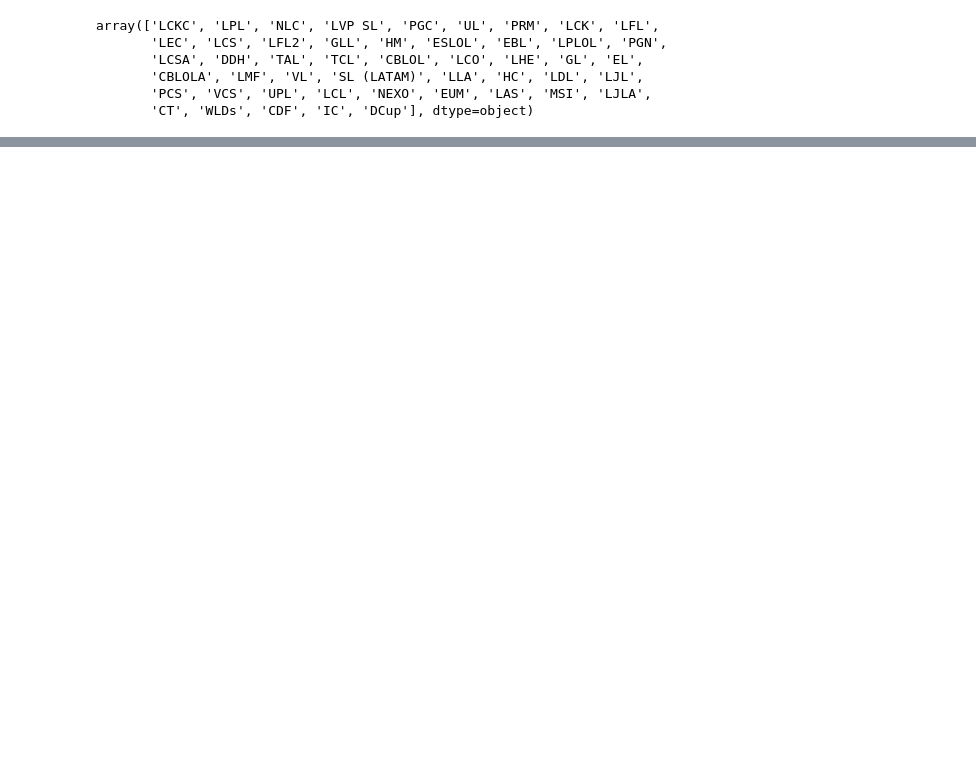
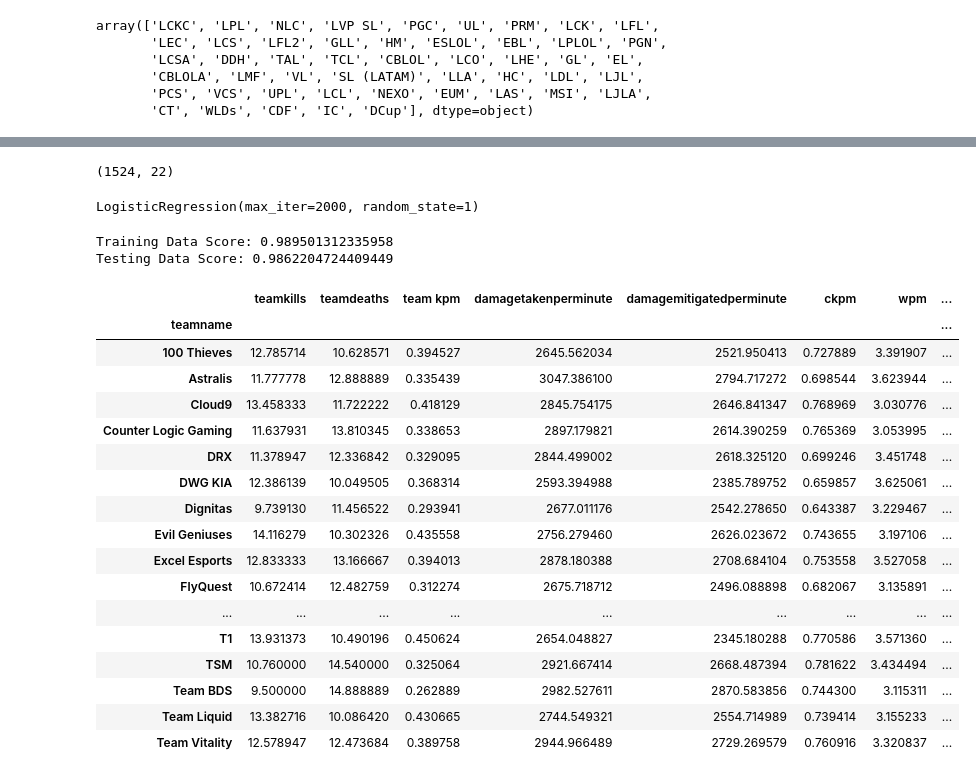
Before and after one commit to davsssss/Esports-Project, a Jupyter notebook: LoLDataCleaning.ipynb, the cells around one changed output, grey strips where cells are left out. Drawn from its saved outputs; the diff is of its cells as text; code cells hidden in the pictures; blank space fills up the shorter version.

```diff
--- a/LoLDataCleaning.ipynb
+++ b/LoLDataCleaning.ipynb
@@ -82,0 +88,51 @@ lcs_team_league_df.tail(20)
+# %%
+y = combined_teams_df["result_x"]
+X = combined_teams_df.drop(columns="result_x")
+X_train, X_test, y_train, y_test = train_test_split(X,
+                                                    y,
+                                                    random_state=1,
+                                                    stratify=y)
+X_train.shape
+# %% [output]
+(1524, 22)
+# %%
+from sklearn.linear_model import LogisticRegression
+classifier = LogisticRegression(solver='lbfgs',
+                                max_iter=2000,
+                                random_state=1)
+classifier
+# %% [output]
+LogisticRegression(max_iter=2000, random_state=1)
+# %%
+classifier.fit(X_train, y_train)
+print(f"Training Data Score: {classifier.score(X_train, y_train)}")
+print(f"Testing Data Score: {classifier.score(X_test, y_test)}")
+# %% [output]
+Training Data Score: 0.989501312335958
+Testing Data Score: 0.9862204724409449
+# %%
+summer_df = league_df[(league_df['position'] == 'team') & ((league_df['league'] == 'LCS')
+ | (league_df['league'] == 'LCK') | (league_df['league'] == 'LPL') | (league_df['league'] == 'LEC') & (league_df['split'] == 'Summer'))].reset_index(drop=True)
+
+summer_df = summer_df[['teamname','teamkills','teamdeaths','team kpm','damagetakenperminute','damagemitigatedperminute','ckpm','wpm','wcpm','vspm','earned gpm','cspm',]].dropna()
+summer_df = summer_df.groupby('teamname').mean()
+summer_df
+# %% [output]
+|  | teamkills | teamdeaths | team kpm | damagetakenperminute | damagemitigatedperminute | ckpm | wpm | ... |
+| teamname |  |  |  |  |  |  |  | ... |
+| 100 Thieves | 12.785714 | 10.628571 | 0.394527 | 2645.562034 | 2521.950413 | 0.727889 | 3.391907 | ... |
+| Astralis | 11.777778 | 12.888889 | 0.335439 | 3047.386100 | 2794.717272 | 0.698544 | 3.623944 | ... |
+| Cloud9 | 13.458333 | 11.722222 | 0.418129 | 2845.754175 | 2646.841347 | 0.768969 | 3.030776 | ... |
+| Counter Logic Gaming | 11.637931 | 13.810345 | 0.338653 | 2897.179821 | 2614.390259 | 0.765369 | 3.053995 | ... |
+| DRX | 11.378947 | 12.336842 | 0.329095 | 2844.499002 | 2618.325120 | 0.699246 | 3.451748 | ... |
+| DWG KIA | 12.386139 | 10.049505 | 0.368314 | 2593.394988 | 2385.789752 | 0.659857 | 3.625061 | ... |
+| Dignitas | 9.739130 | 11.456522 | 0.293941 | 2677.011176 | 2542.278650 | 0.643387 | 3.229467 | ... |
+| Evil Geniuses | 14.116279 | 10.302326 | 0.435558 | 2756.279460 | 2626.023672 | 0.743655 | 3.197106 | ... |
+| Excel Esports | 12.833333 | 13.166667 | 0.394013 | 2878.180388 | 2708.684104 | 0.753558 | 3.527058 | ... |
+| FlyQuest | 10.672414 | 12.482759 | 0.312274 | 2675.718712 | 2496.088898 | 0.682067 | 3.135891 | ... |
+| ... | ... | ... | ... | ... | ... | ... | ... | ... |
+| T1 | 13.931373 | 10.490196 | 0.450624 | 2654.048827 | 2345.180288 | 0.770586 | 3.571360 | ... |
+| TSM | 10.760000 | 14.540000 | 0.325064 | 2921.667414 | 2668.487394 | 0.781622 | 3.434494 | ... |
+| Team BDS | 9.500000 | 14.888889 | 0.262889 | 2982.527611 | 2870.583856 | 0.744300 | 3.115311 | ... |
+| Team Liquid | 13.382716 | 10.086420 | 0.430665 | 2744.549321 | 2554.714989 | 0.739414 | 3.155233 | ... |
+| Team Vitality | 12.578947 | 12.473684 | 0.389758 | 2944.966489 | 2729.269579 | 0.760916 | 3.320837 | ... |
```
Also changed, not shown: parts of 10 cells of this notebook.
